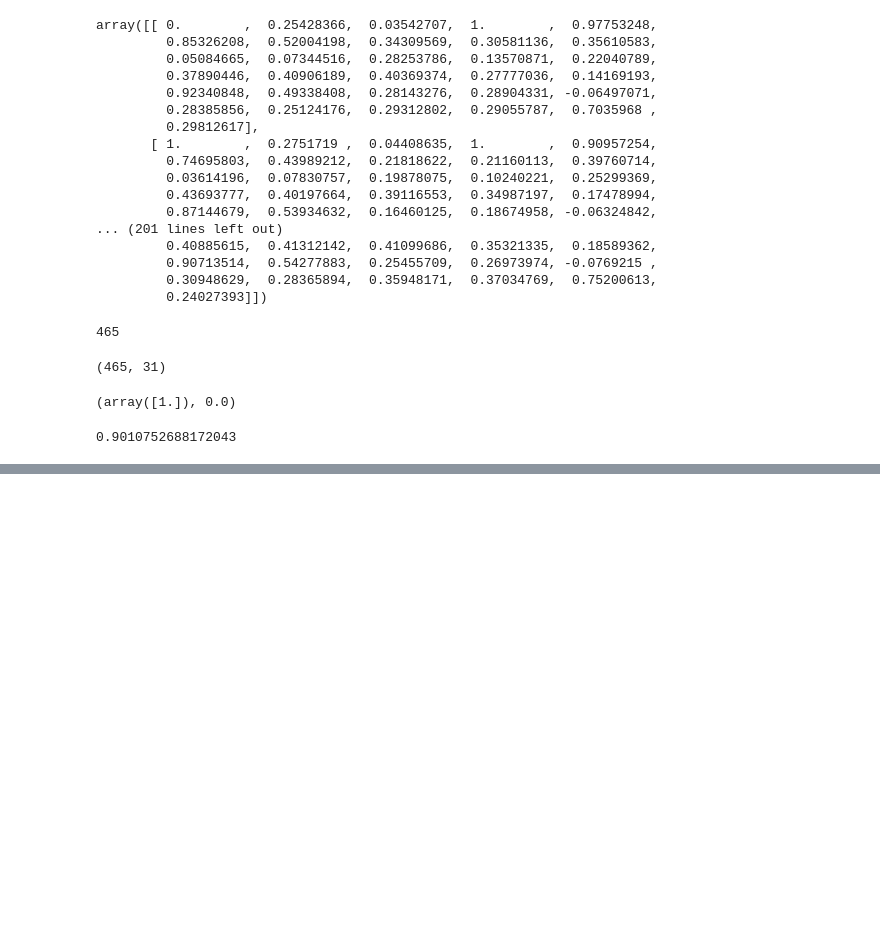
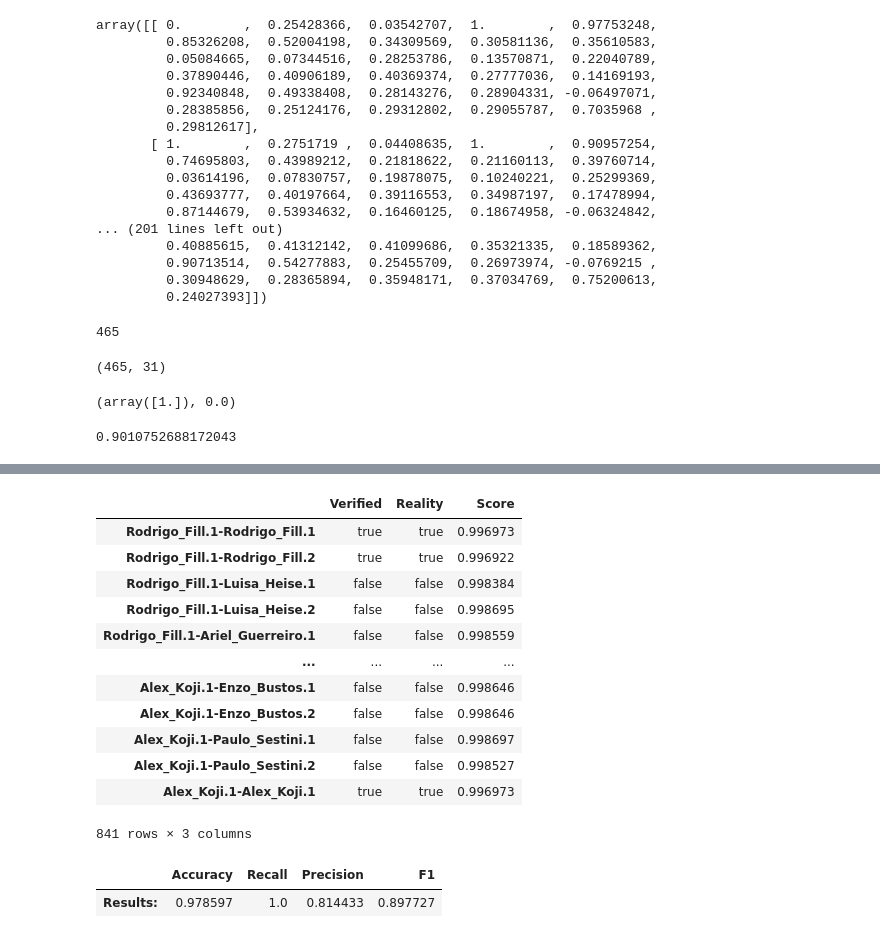
Before and after one commit to turing-usp/codificacao_de_rostos, a Jupyter notebook: Apresentacao_do_projeto/Apresentação_Landmarks.ipynb, the cells around one changed output, grey strips where cells are left out. Saved outputs shown, nothing was run; the diff lists cells and outputs as text; code cells hidden in the pictures; blank space fills up the shorter version.

```diff
--- a/Apresentacao_do_projeto/Apresentação_Landmarks.ipynb
+++ b/Apresentacao_do_projeto/Apresentação_Landmarks.ipynb
@@ -648,0 +752,24 @@ std_clf.score(stdtest_x, test_y)
+# %%
+verif_df = DeepFace.ensemble_dataframe(metrics_df)
+# %%
+verif_df
+# %% [output]
+|  | Verified | Reality | Score |
+| Rodrigo_Fill.1-Rodrigo_Fill.1 | true | true | 0.996973 |
+| Rodrigo_Fill.1-Rodrigo_Fill.2 | true | true | 0.996922 |
+| Rodrigo_Fill.1-Luisa_Heise.1 | false | false | 0.998384 |
+| Rodrigo_Fill.1-Luisa_Heise.2 | false | false | 0.998695 |
+| Rodrigo_Fill.1-Ariel_Guerreiro.1 | false | false | 0.998559 |
+| ... | ... | ... | ... |
+| Alex_Koji.1-Enzo_Bustos.1 | false | false | 0.998646 |
+| Alex_Koji.1-Enzo_Bustos.2 | false | false | 0.998646 |
+| Alex_Koji.1-Paulo_Sestini.1 | false | false | 0.998697 |
+| Alex_Koji.1-Paulo_Sestini.2 | false | false | 0.998527 |
+| Alex_Koji.1-Alex_Koji.1 | true | true | 0.996973 |
+841 rows × 3 columns
+# %%
+f1_df = DeepFace.f1_calculation(verif_df)
+f1_df
+# %% [output]
+|  | Accuracy | Recall | Precision | F1 |
+| Results: | 0.978597 | 1.0 | 0.814433 | 0.897727 |
```
Also changed, not shown: parts of 14 cells of this notebook.
